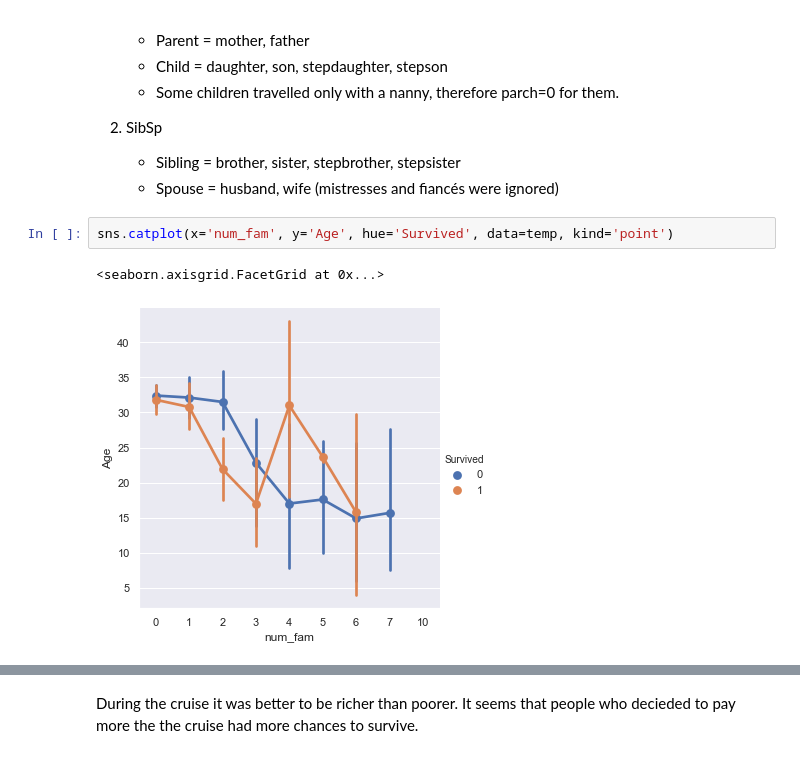
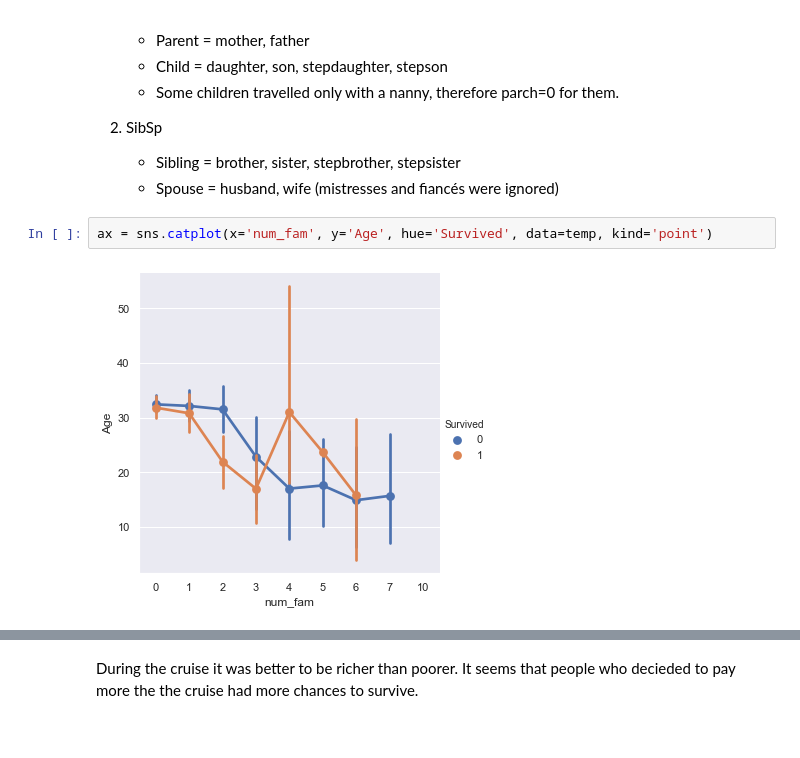
Before and after one commit to Bounty1993/ML-scripts, a Jupyter notebook: titanic.ipynb, the cells around one changed output, grey strips where cells are left out. Drawn from its saved outputs; the diff is of its cells as text.

```diff
--- a/titanic.ipynb
+++ b/titanic.ipynb
@@ -152,7 +152,6 @@ Accoring to documentation dataset defines family relations in this way:
     * Sibling = brother, sister, stepbrother, stepsister
     * Spouse = husband, wife (mistresses and fiancés were ignored)
 # %%
-sns.catplot(x='num_fam', y='Age', hue='Survived', data=temp, kind='point')
+ax = sns.catplot(x='num_fam', y='Age', hue='Survived', data=temp, kind='point')
 # %% [output]
-<seaborn.axisgrid.FacetGrid at 0x...>
-[figure, old version]
+[figure, new version]
```
Also changed, not shown: parts of 11 cells of this notebook.
